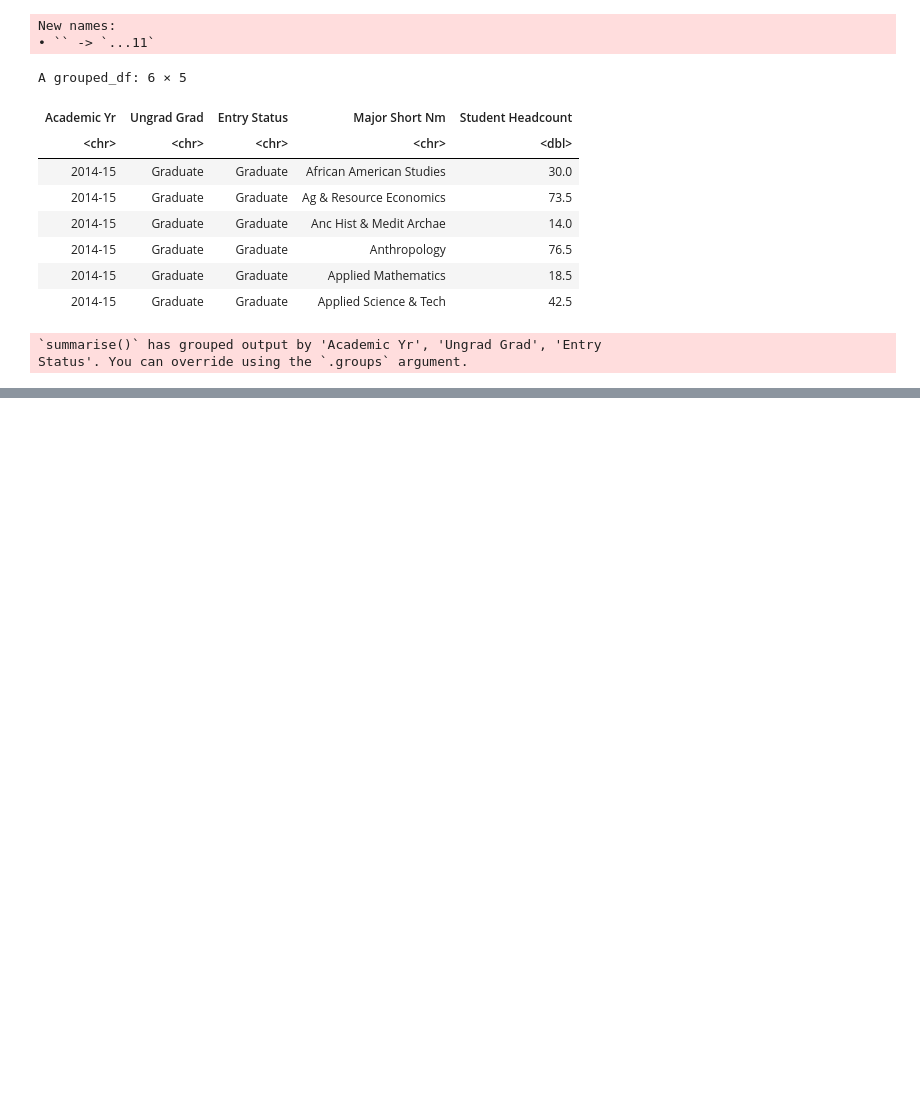
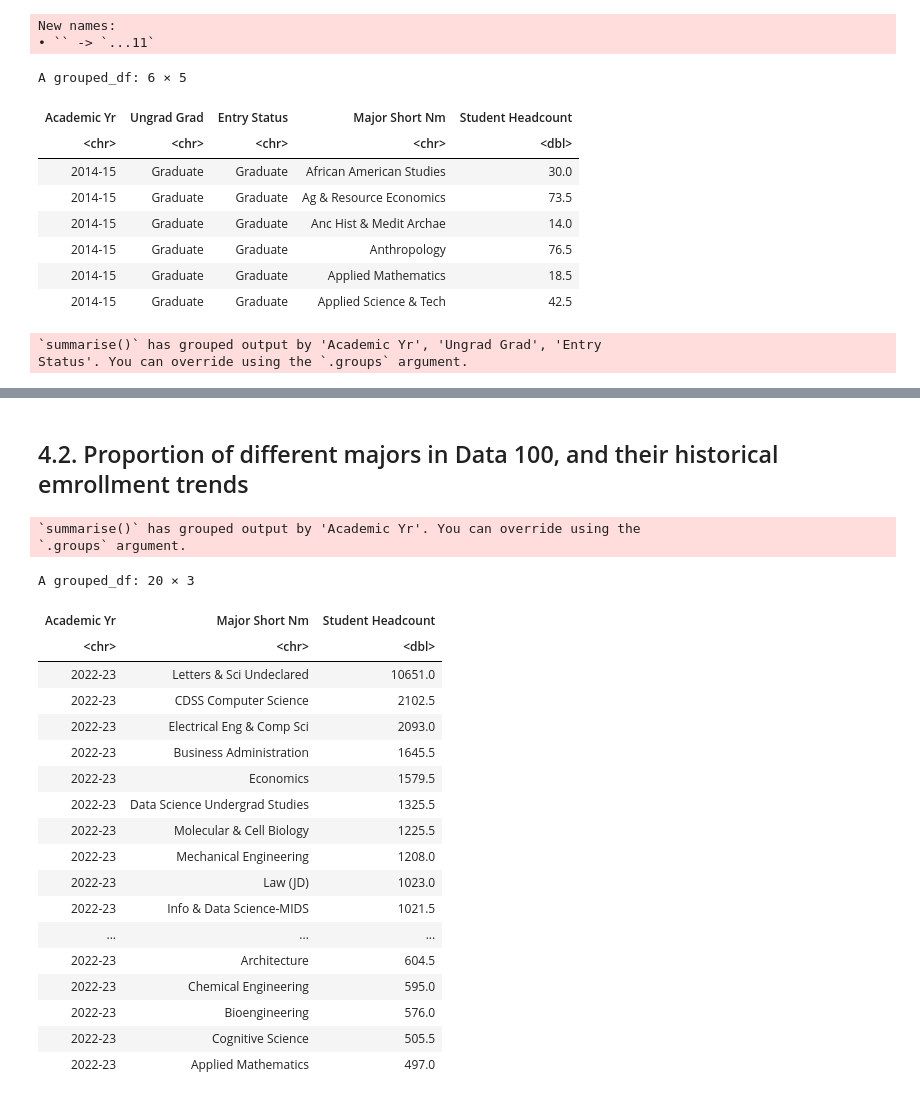
Before and after one commit to Limour-dev/ds100, a Jupyter notebook: lec01/lec01r.ipynb, the cells around one changed output, grey strips where cells are left out. Saved outputs shown, nothing was run; the diff lists cells and outputs as text; code cells hidden in the pictures; blank space fills up the shorter version.

```diff
--- a/lec01/lec01r.ipynb
+++ b/lec01/lec01r.ipynb
@@ -332,0 +333,33 @@ ggplot(proportions_long, aes(x = `Academic Yr`, y = `Student Proportion`, fill =
+# %% [markdown]
+## 4.2. Proportion of different majors in Data 100, and their historical emrollment trends
+# %%
+major_trends <- university_majors %>%
+group_by(`Academic Yr`, `Major Short Nm`) %>%
+summarise(`Student Headcount` = sum(`Student Headcount`))
+# %% [output]
+`summarise()` has grouped output by 'Academic Yr'. You can override using the
+`.groups` argument.
+# %%
+major_trends %>%
+subset(`Academic Yr` == '2022-23') %>%
+arrange(desc(`Student Headcount`)) %>% head(n=20)
+# %% [output]
+A grouped_df: 20 × 3
+| Academic Yr | Major Short Nm | Student Headcount |
+| <chr> | <chr> | <dbl> |
+| 2022-23 | Letters & Sci Undeclared | 10651.0 |
+| 2022-23 | CDSS Computer Science | 2102.5 |
+| 2022-23 | Electrical Eng & Comp Sci | 2093.0 |
+| 2022-23 | Business Administration | 1645.5 |
+| 2022-23 | Economics | 1579.5 |
+| 2022-23 | Data Science Undergrad Studies | 1325.5 |
+| 2022-23 | Molecular & Cell Biology | 1225.5 |
+| 2022-23 | Mechanical Engineering | 1208.0 |
+| 2022-23 | Law (JD) | 1023.0 |
+| 2022-23 | Info & Data Science-MIDS | 1021.5 |
+| ... | ... | ... |
+| 2022-23 | Architecture | 604.5 |
+| 2022-23 | Chemical Engineering | 595.0 |
+| 2022-23 | Bioengineering | 576.0 |
+| 2022-23 | Cognitive Science | 505.5 |
+| 2022-23 | Applied Mathematics | 497.0 |
```
Also changed, not shown: parts of 34 cells of this notebook.
